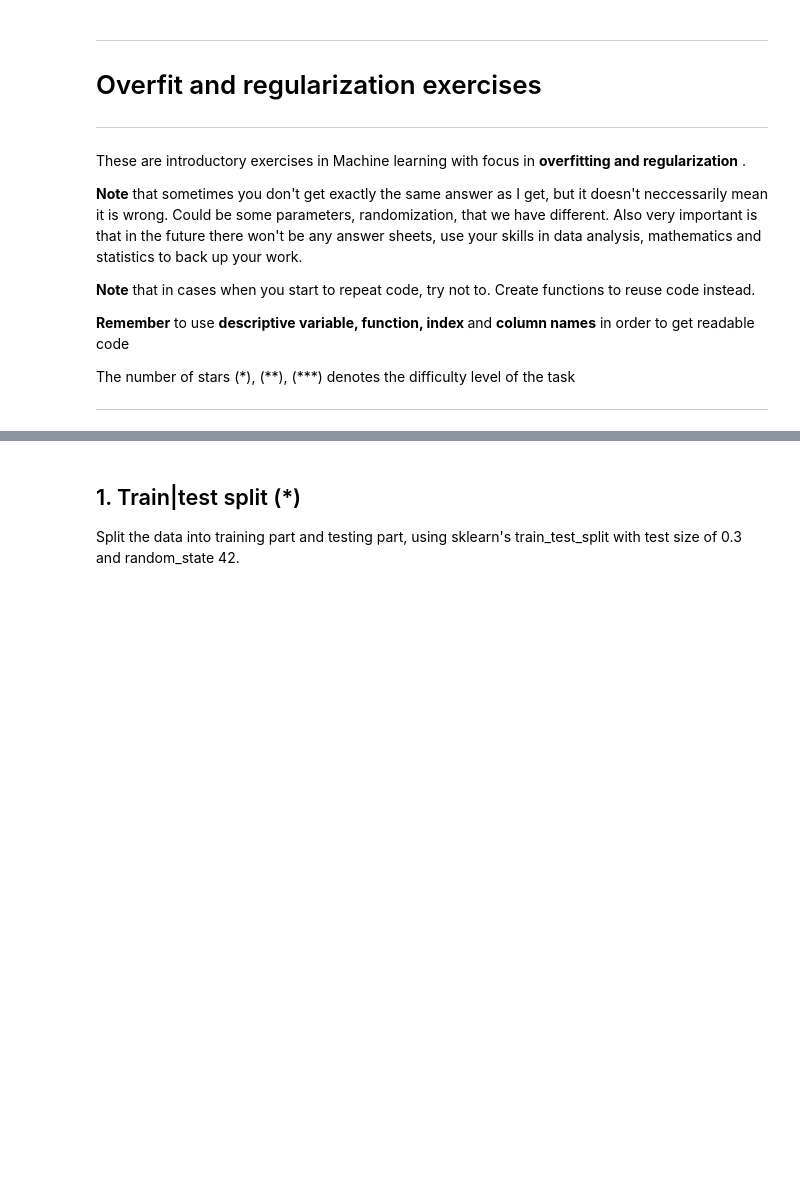
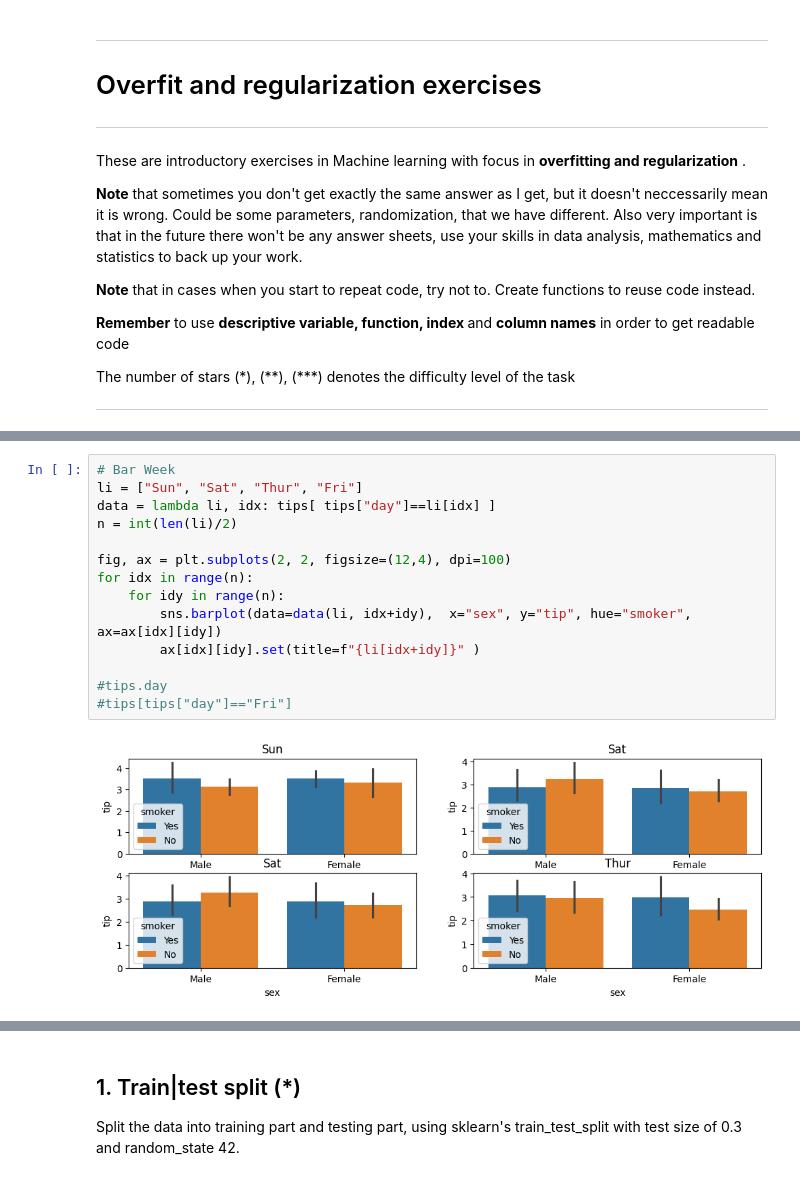
Before and after one commit to Adam-Teo/AT24-Machine-Learning-Adam-Teodorsson, a Jupyter notebook: Exercises_notes/E02_overfit_regularization.ipynb, the cells around one changed output, grey strips where cells are left out. Drawn from its saved outputs; the diff is of its cells as text; blank space fills up the shorter version.

```diff
--- a/Exercises_notes/E02_overfit_regularization.ipynb
+++ b/Exercises_notes/E02_overfit_regularization.ipynb
@@ -130,0 +111,16 @@ sns.lineplot(x=tips_int["size"], y=tips_int["tip"])
+# %%
+# Bar Week
+li = ["Sun", "Sat", "Thur", "Fri"]
+data = lambda li, idx: tips[ tips["day"]==li[idx] ]
+n = int(len(li)/2)
+
+fig, ax = plt.subplots(2, 2, figsize=(12,4), dpi=100)
+for idx in range(n):
+    for idy in range(n):
+        sns.barplot(data=data(li, idx+idy),  x="sex", y="tip", hue="smoker", ax=ax[idx][idy])
+        ax[idx][idy].set(title=f"{li[idx+idy]}" )
+
+#tips.day
+#tips[tips["day"]=="Fri"]
+# %% [output]
+[figure, added]
```
Also changed, not shown: parts of 27 cells of this notebook, 27 other files.
